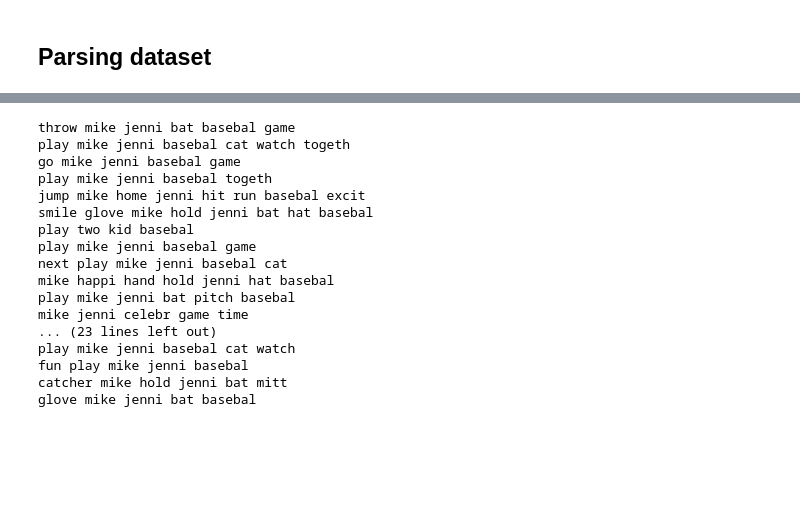
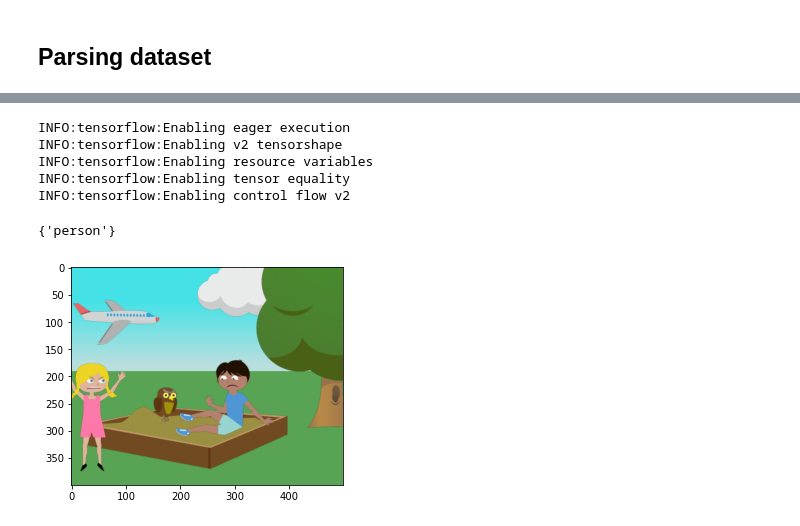
Before and after one commit to Yogesh7920/Pascal-VOC, a Jupyter notebook: main.ipynb, the cells around one changed output, grey strips where cells are left out. Saved outputs shown, nothing was run; the diff lists cells and outputs as text; code cells hidden in the pictures; blank space fills up the shorter version.

Commit message:
Labels from annotation done

```diff
--- a/main.ipynb
+++ b/main.ipynb
@@ -64,27 +42,45 @@ lemmatizer = WordNetLemmatizer()
-# %%
-for i in range(1):
-    annots = utils.get_annots(Config.abstract50s, i)
-    captions = annots.split('\n')
-
-    for c in captions:
-        caption = preprocess_caption(c)
-        lem_caption = lemmatize_caption(caption, lemmatizer, stemmer)
-        print(lem_caption)
-# %% [output]
-throw mike jenni bat basebal game
-play mike jenni basebal cat watch togeth
-go mike jenni basebal game
-play mike jenni basebal togeth
-jump mike home jenni hit run basebal excit
-smile glove mike hold jenni bat hat basebal
-play two kid basebal
-play mike jenni basebal game
-next play mike jenni basebal cat
-mike happi hand hold jenni hat basebal
-play mike jenni bat pitch basebal
-mike jenni celebr game time
-... (23 lines left out)
-play mike jenni basebal cat watch
-fun play mike jenni basebal
-catcher mike hold jenni bat mitt
-glove mike jenni bat basebal
+# %%
+import spacy
+nlp = spacy.load('en_core_web_sm')
+# %% [output]
+INFO:tensorflow:Enabling eager execution
+INFO:tensorflow:Enabling v2 tensorshape
+INFO:tensorflow:Enabling resource variables
+INFO:tensorflow:Enabling tensor equality
+INFO:tensorflow:Enabling control flow v2
+# %%
+def processing(sentence, target):
+    doc = nlp(sentence)
+    tokens = [token.text.lower() for token in doc]
+    for label in Config.labels:
+        if label == 'dining table':
+            if 'table' in tokens:
+                target[Config.label_dict[label]] = 1
+        elif label == 'potted plant':
+            if 'plant' in tokens:
+                target[Config.label_dict[label]] = 1
+        elif label in tokens:
+            target[Config.label_dict[label]] = 1
+
+    for token in doc.ents:
+        if token.label_ == 'PERSON':
+            target[Config.label_dict['person']] = 1
+# %%
+targets = []
+for i in range(Config.abstract50s['size']):
+    annots = utils.get_annots(Config.abstract50s, i).split('\n')
+    target = [0 for _ in range(len(Config.labels))]
+    for annot in annots:
+        processing(annot, target)
+
+    targets.append(target)
+# %%
+def check(dataset, targets, index):
+    plt.imshow(utils.get_image(dataset, index))
+    d = dict(zip(Config.labels, targets[index]))
+    return {k for k, v in d.items() if v==1}
+# %%
+check(Config.abstract50s, targets, 3)
+# %% [output]
+{'person'}
+[figure, added]
```
Also changed, not shown: parts of 6 cells of this notebook, 4 other files.
